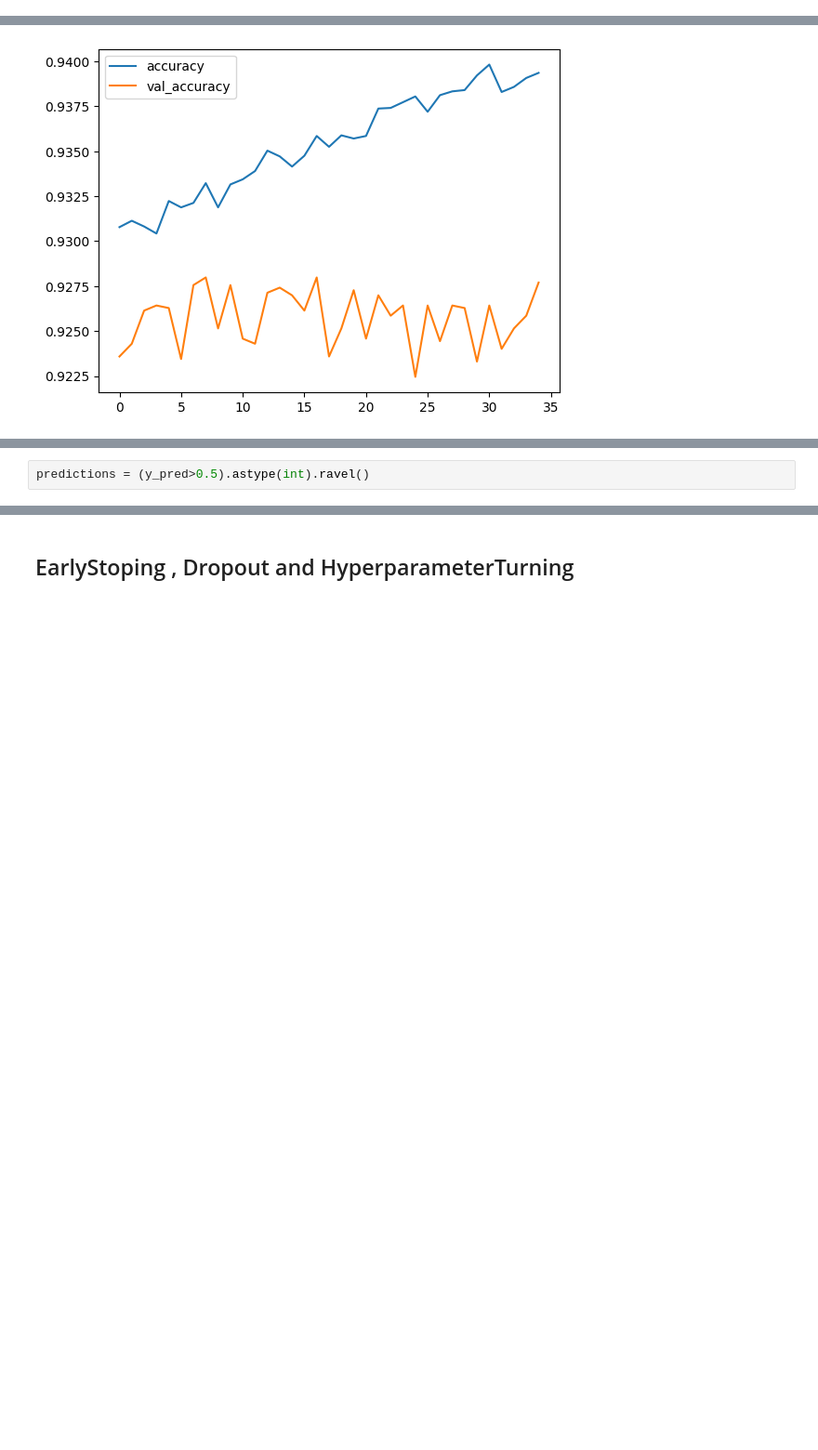
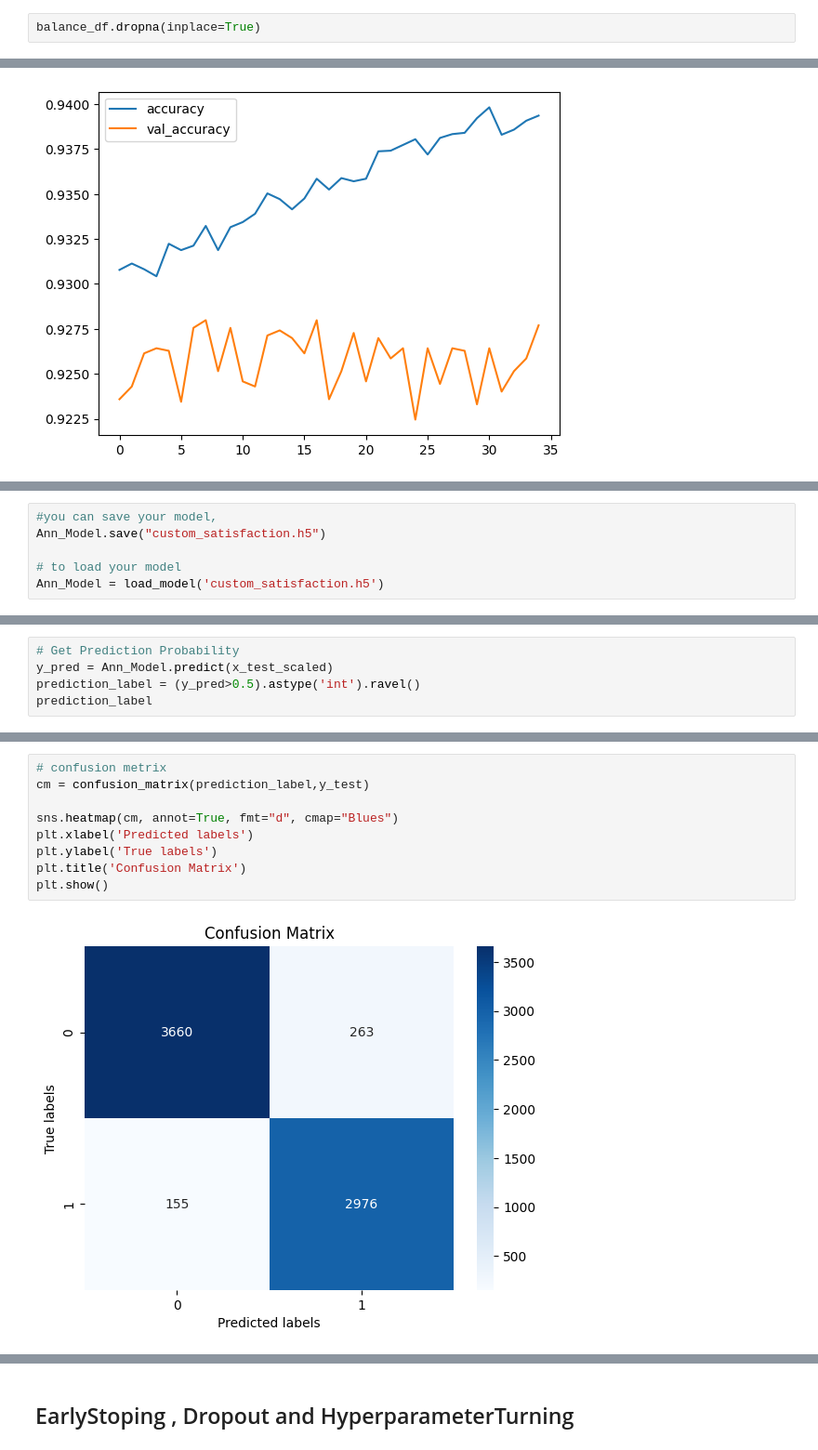
Before and after one commit to Ranjit-Singh-786/Data_science_coding_examples, a Jupyter notebook: Deep learning/ANN/classification ANN/classification_project.ipynb, the cells around one changed output, grey strips where cells are left out. Shown: that part at 93% size. Cells and saved outputs as stored; diff of their text form; blank space fills up the shorter version.

Commit message:
custom project updated

```diff
--- a/Deep learning/ANN/classification ANN/classification_project.ipynb
+++ b/Deep learning/ANN/classification ANN/classification_project.ipynb
@@ -133,3 +132,5 @@ Cleanliness                   0
 Departure Delay in Minutes    0
 Arrival Delay in Minutes      0
 dtype: int64
+# %%
+balance_df.dropna(inplace=True)
@@ -290,0 +299,6 @@ def ge(y_p):
+# %%
+#you can save your model,
+Ann_Model.save("custom_satisfaction.h5")
+
+# to load your model
+Ann_Model = load_model('custom_satisfaction.h5')
@@ -291,2 +307,5 @@ def ge(y_p):
 # %%
-predictions = (y_pred>0.5).astype(int).ravel()
+# Get Prediction Probability
+y_pred = Ann_Model.predict(x_test_scaled)
+prediction_label = (y_pred>0.5).astype('int').ravel()
+prediction_label
@@ -293 +315,12 @@ predictions = (y_pred>0.5).astype(int).ravel()
+# %%
+# confusion metrix
+cm = confusion_matrix(prediction_label,y_test)
+
+sns.heatmap(cm, annot=True, fmt="d", cmap="Blues")
+plt.xlabel('Predicted labels')
+plt.ylabel('True labels')
+plt.title('Confusion Matrix')
+plt.show()
+# %% [output]
+[figure, added]
 # %%
```
Also changed, not shown: parts of 21 cells of this notebook.
